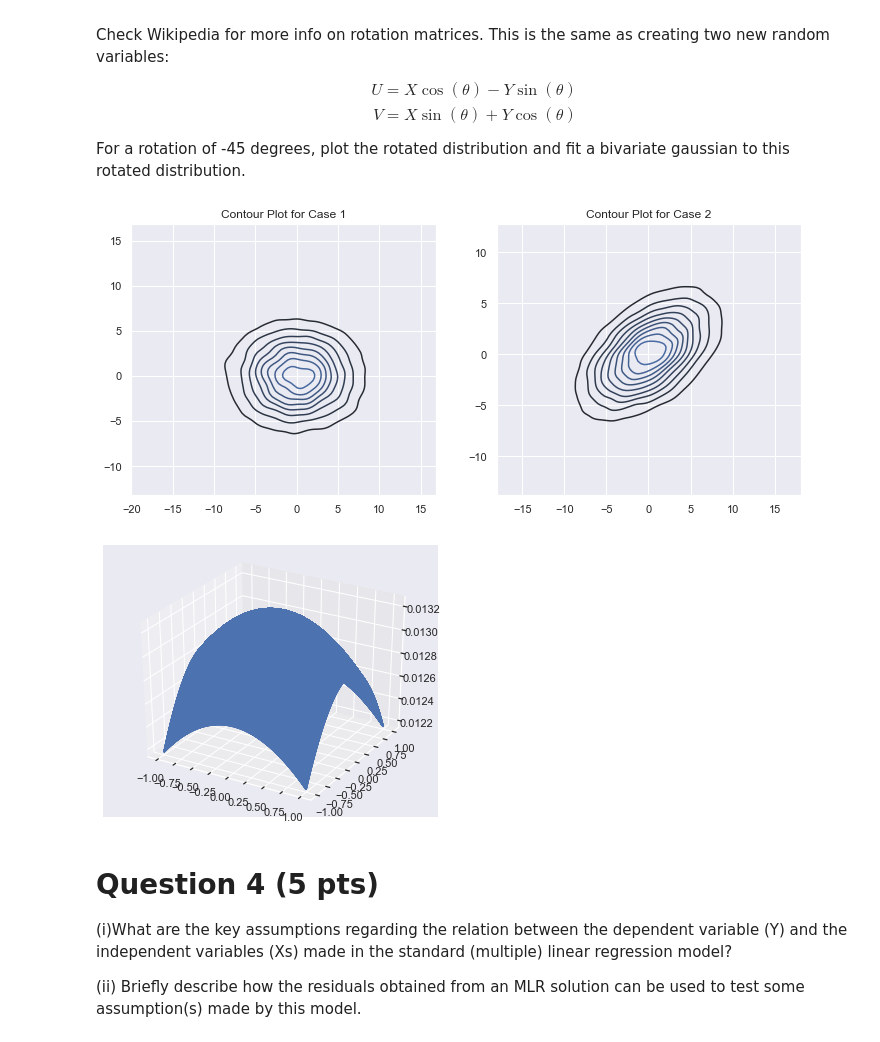
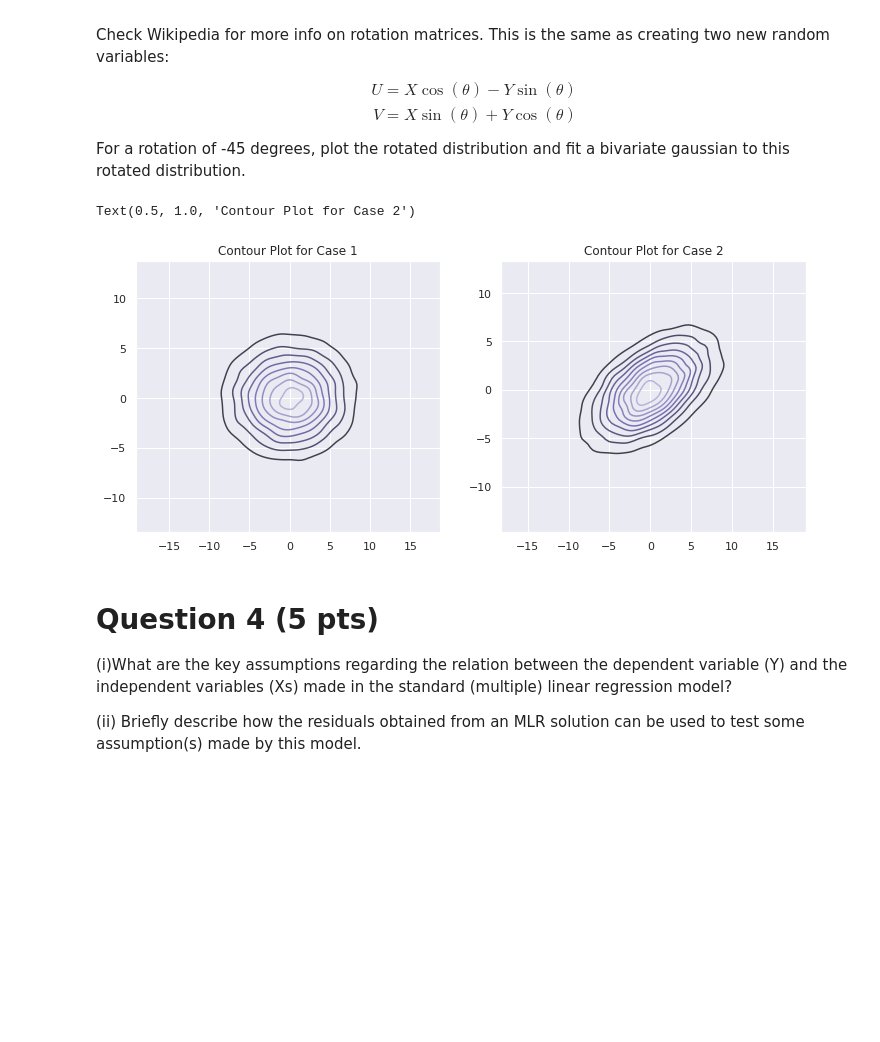
Before and after one commit to yifuhhh/EE380L_DataMining, a Jupyter notebook: HW1/DataMiningHW1.ipynb, the cells around one changed output. Cells and saved outputs as stored; diff of their text form; code cells hidden in the pictures; blank space fills up the shorter version.

```diff
--- a/HW1/DataMiningHW1.ipynb
+++ b/HW1/DataMiningHW1.ipynb
@@ -52,42 +52,34 @@ from scipy.stats import multivariate_normal
 import seaborn as sns; sns.set(color_codes=True)
 from mpl_toolkits.mplot3d import axes3d
 %matplotlib inline
 
 def Gaussian_Distribution(N = 2, M = 20000, m = 0):
 
     mean = np.zeros(N) + m
     cov_1 = np.array([[16, 0], [0, 9]])
     cov_2 = np.array([[16, 6], [6, 9]])
 
     data_1 = np.random.multivariate_normal(mean, cov_1, M)
     data_2 = np.random.multivariate_normal(mean, cov_2, M)
 
     Gaussian_1 = multivariate_normal(mean = mean, cov = cov_1)
     Gaussian_2 = multivariate_normal(mean = mean, cov = cov_2)
 
     return Gaussian_1, data_1, Gaussian_2, data_2
 
 M = 20000
 Gaussian_1, data_1, Gaussian_2, data_2 = Gaussian_Distribution()
 
 plt.figure(1, figsize = (12, 5))
 ax_1 = plt.subplot(1, 2, 1)
 x_1, y_1 = data_1.T
-ax_1 = sns.kdeplot(x_1, y_1)
+ax_1 = sns.kdeplot(x_1, y_1, cmap="Purples_d")
 ax_1.set_title('Contour Plot for Case 1')
 
 ax_2 = plt.subplot(1, 2, 2)
 x_2, y_2 = data_2.T
-ax_2 = sns.kdeplot(x_2, y_2)
+ax_2 = sns.kdeplot(x_2, y_2, cmap="Purples_d")
 ax_2.set_title('Contour Plot for Case 2')
-
-fig = plt.figure(2, figsize = (6, 5))
-ax_1 = fig.add_subplot(111, projection='3d')
-X_1, Y_1 = np.meshgrid(np.linspace(-1, 1, M), np.linspace(-1, 1, M))
-d = np.dstack([X_1, Y_1])
-Z_1 = Gaussian_1.pdf(d).reshape(M, M)
-ax_1.plot_wireframe(X_1, Y_1, Z_1, rstride=5, cstride=5)
-plt.show()
 # %% [output]
+Text(0.5, 1.0, 'Contour Plot for Case 2')
-[figure, old version]
+[figure, new version]
-[figure, removed]
```
Also changed, not shown: parts of 1 cell of this notebook.
